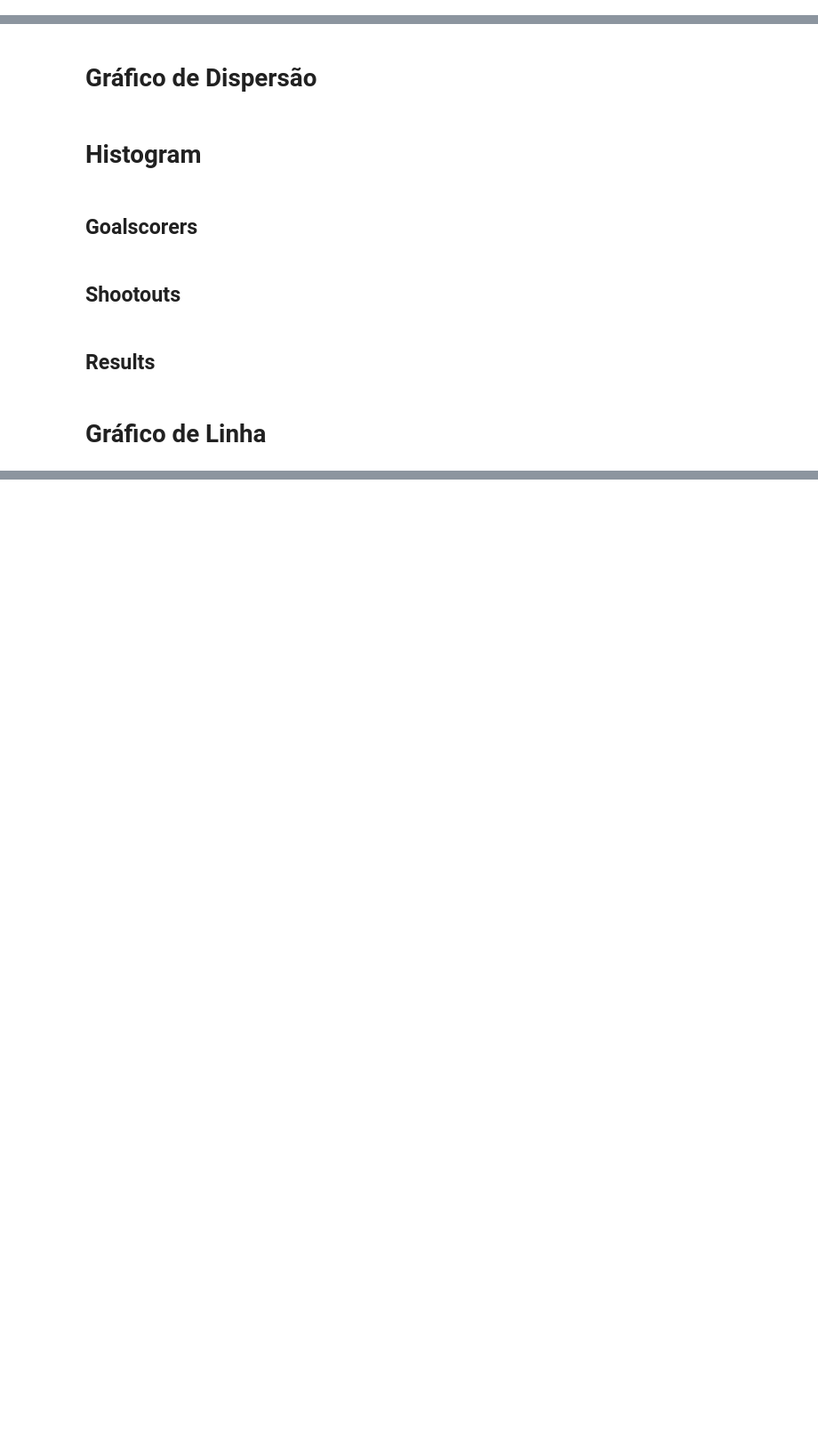
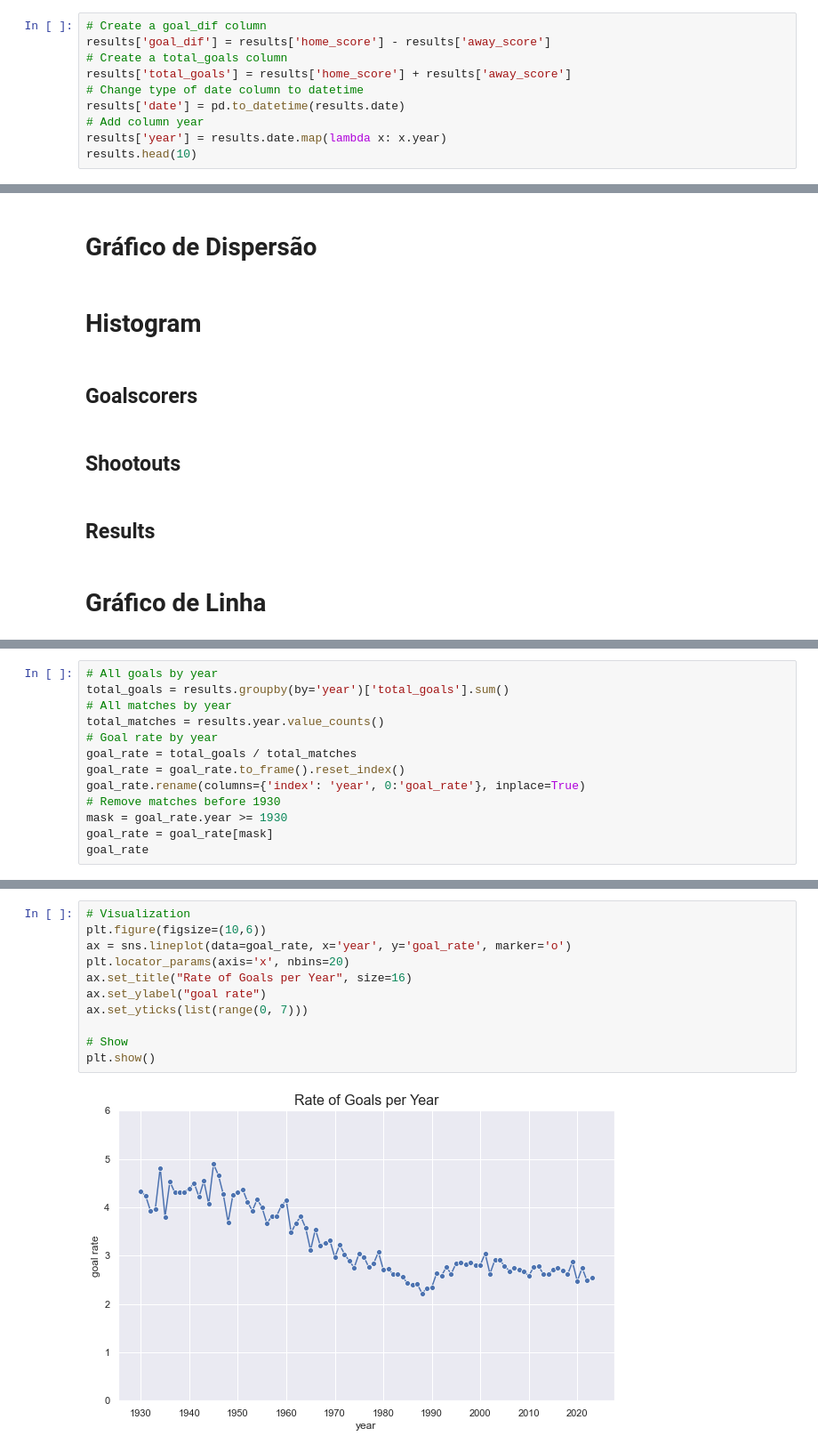
Before and after one commit to ryann-arruda/python-data-analysis, a Jupyter notebook: Data_Visualization.ipynb, the cells around one changed output, grey strips where cells are left out. Shown at 89% size. Cells and saved outputs as stored; diff of their text form; blank space fills up the shorter version.

```diff
--- a/Data_Visualization.ipynb
+++ b/Data_Visualization.ipynb
@@ -65,0 +49,10 @@ results
+# %%
+# Create a goal_dif column
+results['goal_dif'] = results['home_score'] - results['away_score']
+# Create a total_goals column
+results['total_goals'] = results['home_score'] + results['away_score']
+# Change type of date column to datetime
+results['date'] = pd.to_datetime(results.date)
+# Add column year
+results['year'] = results.date.map(lambda x: x.year)
+results.head(10)
@@ -77,0 +323,13 @@ results
+# %%
+# All goals by year
+total_goals = results.groupby(by='year')['total_goals'].sum()
+# All matches by year
+total_matches = results.year.value_counts()
+# Goal rate by year
+goal_rate = total_goals / total_matches
+goal_rate = goal_rate.to_frame().reset_index()
+goal_rate.rename(columns={'index': 'year', 0:'goal_rate'}, inplace=True)
+# Remove matches before 1930
+mask = goal_rate.year >= 1930
+goal_rate = goal_rate[mask]
+goal_rate
@@ -77,0 +350,13 @@ results
+# %%
+# Visualization
+plt.figure(figsize=(10,6))
+ax = sns.lineplot(data=goal_rate, x='year', y='goal_rate', marker='o')
+plt.locator_params(axis='x', nbins=20)
+ax.set_title("Rate of Goals per Year", size=16)
+ax.set_ylabel("goal rate")
+ax.set_yticks(list(range(0, 7)))
+
+# Show
+plt.show()
+# %% [output]
+[figure, added]
```
Also changed, not shown: parts of 43 cells of this notebook.
